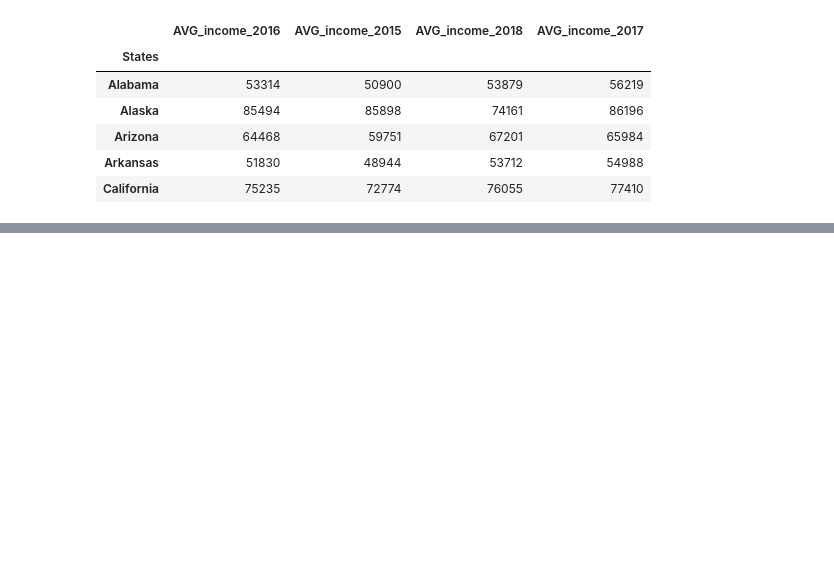
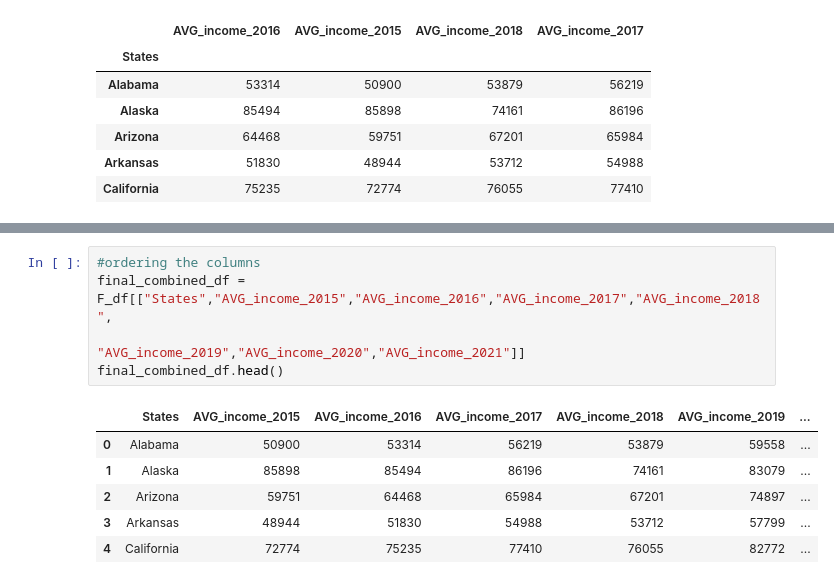
Before and after one commit to KWASSI09/Gun_Background_Check, a Jupyter notebook: Background_Clean.ipynb, the cells around one changed output, grey strips where cells are left out. Saved outputs shown, nothing was run; the diff lists cells and outputs as text; blank space fills up the shorter version.

Commit message:
sorting the final df columns

```diff
--- a/Background_Clean.ipynb
+++ b/Background_Clean.ipynb
@@ -361,0 +372,12 @@ combined3_df.head()
+# %%
+#ordering the columns
+final_combined_df = F_df[["States","AVG_income_2015","AVG_income_2016","AVG_income_2017","AVG_income_2018",
+                                  "AVG_income_2019","AVG_income_2020","AVG_income_2021"]]
+final_combined_df.head()
+# %% [output]
+|  | States | AVG_income_2015 | AVG_income_2016 | AVG_income_2017 | AVG_income_2018 | AVG_income_2019 | ... |
+| 0 | Alabama | 50900 | 53314 | 56219 | 53879 | 59558 | ... |
+| 1 | Alaska | 85898 | 85494 | 86196 | 74161 | 83079 | ... |
+| 2 | Arizona | 59751 | 64468 | 65984 | 67201 | 74897 | ... |
+| 3 | Arkansas | 48944 | 51830 | 54988 | 53712 | 57799 | ... |
+| 4 | California | 72774 | 75235 | 77410 | 76055 | 82772 | ... |
```
Also changed, not shown: parts of 1 cell of this notebook.
